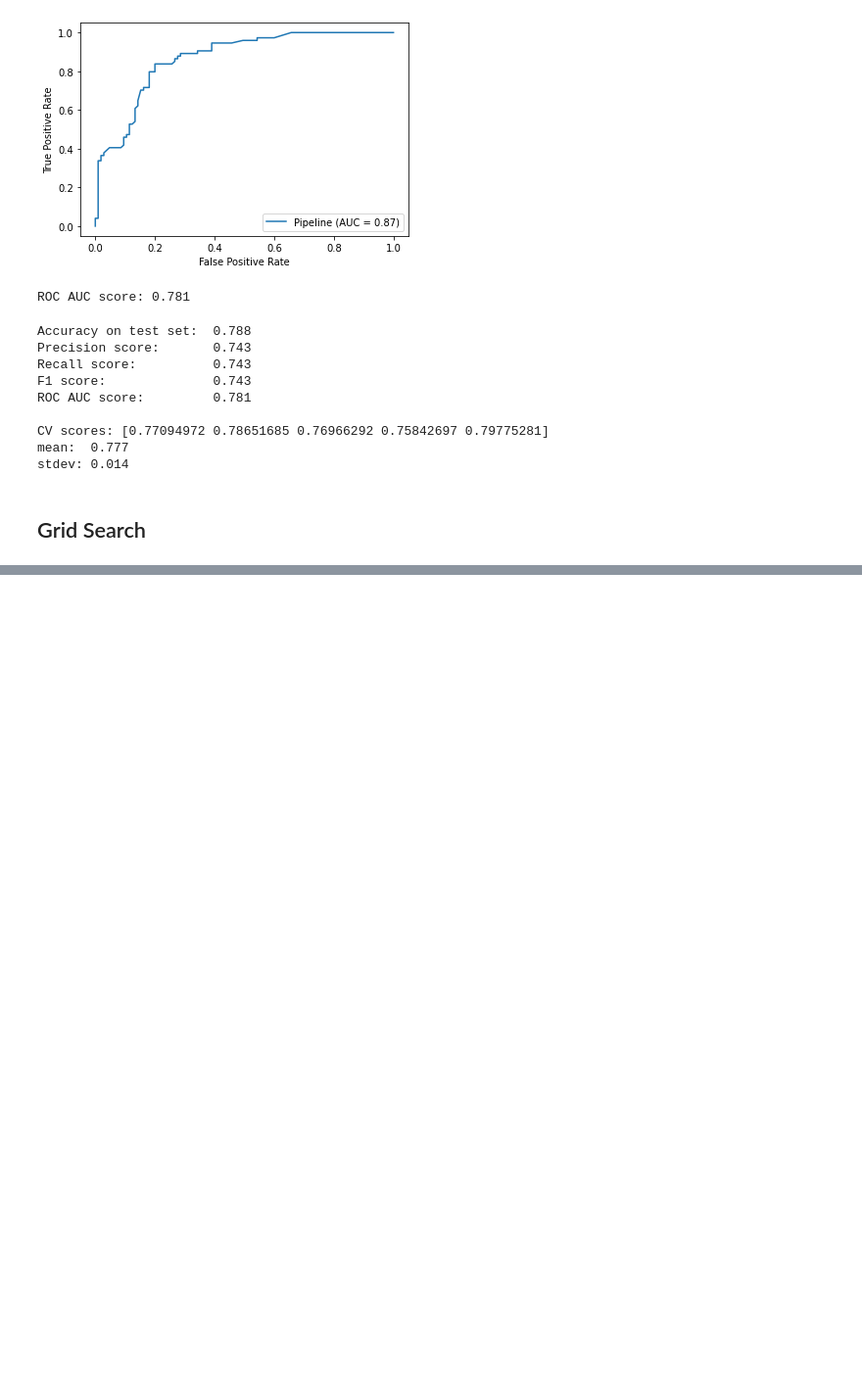
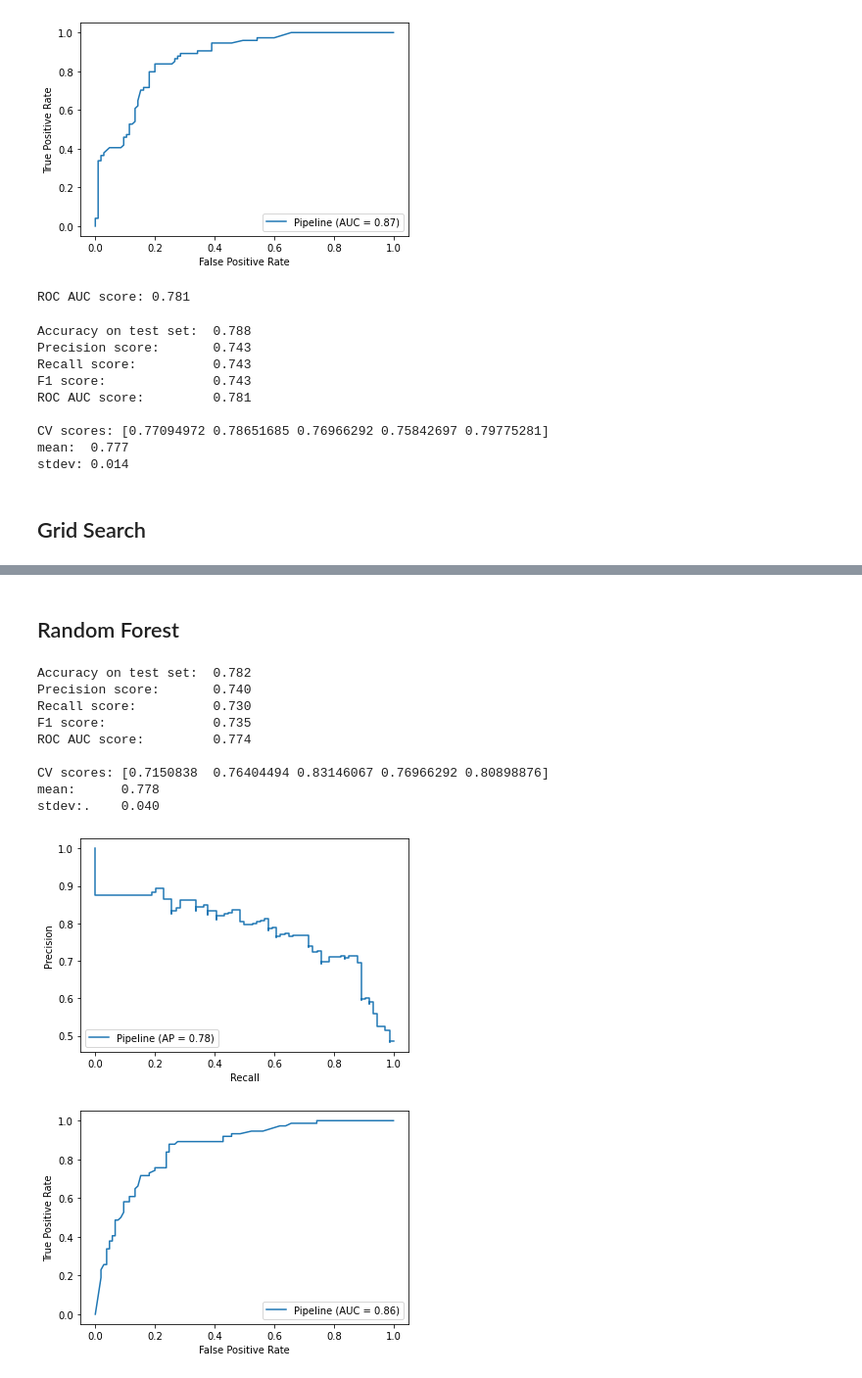
Before and after one commit to adin786/ad-titanic, a Jupyter notebook: titanic.ipynb, the cells around one changed output, grey strips where cells are left out. Shown at 98% size. Drawn from its saved outputs; the diff is of its cells as text; code cells hidden in the pictures; blank space fills up the shorter version.

```diff
--- a/titanic.ipynb
+++ b/titanic.ipynb
@@ -891,0 +865,30 @@ array([0.62782429, 0.68540333, 0.773791  , 0.78786566, 0.79067271,
+# %% [markdown]
+## Random Forest
+# %%
+# Define a model pipeline
+num_features = ['Fare']
+num_transformer = Pipeline([('imputer', SimpleImputer(strategy='median')),
+                            ('scaler', StandardScaler())])
+
+cat_features = ['Title','Deck','Sex']
+cat_transformer = OneHotEncoder(sparse=False,handle_unknown='ignore')
+
+preprocessor = ColumnTransformer([('cats', cat_transformer, cat_features),
+                                  ('nums', num_transformer, num_features)])
+
+forest = Pipeline([('preprocessor', preprocessor),
+                       ('forest', RandomForestClassifier())])
+# %%
+evaluate_clf(forest)
+# %% [output]
+Accuracy on test set:  0.782
+Precision score:       0.740
+Recall score:          0.730
+F1 score:              0.735
+ROC AUC score:         0.774
+
+CV scores: [0.7150838  0.76404494 0.83146067 0.76966292 0.80898876]
+mean:      0.778
+stdev:.    0.040
+[figure, added]
+[figure, added]
```
Also changed, not shown: parts of 31 cells of this notebook.
